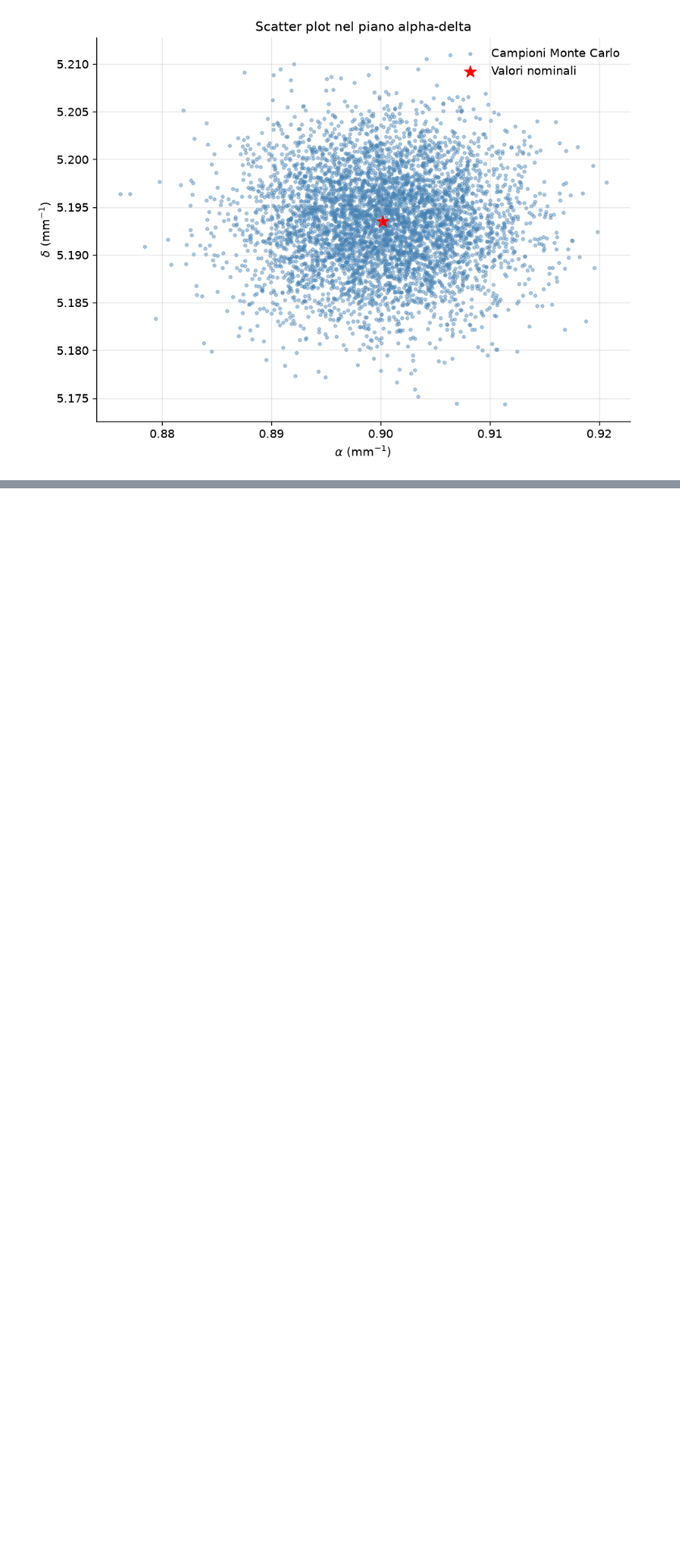
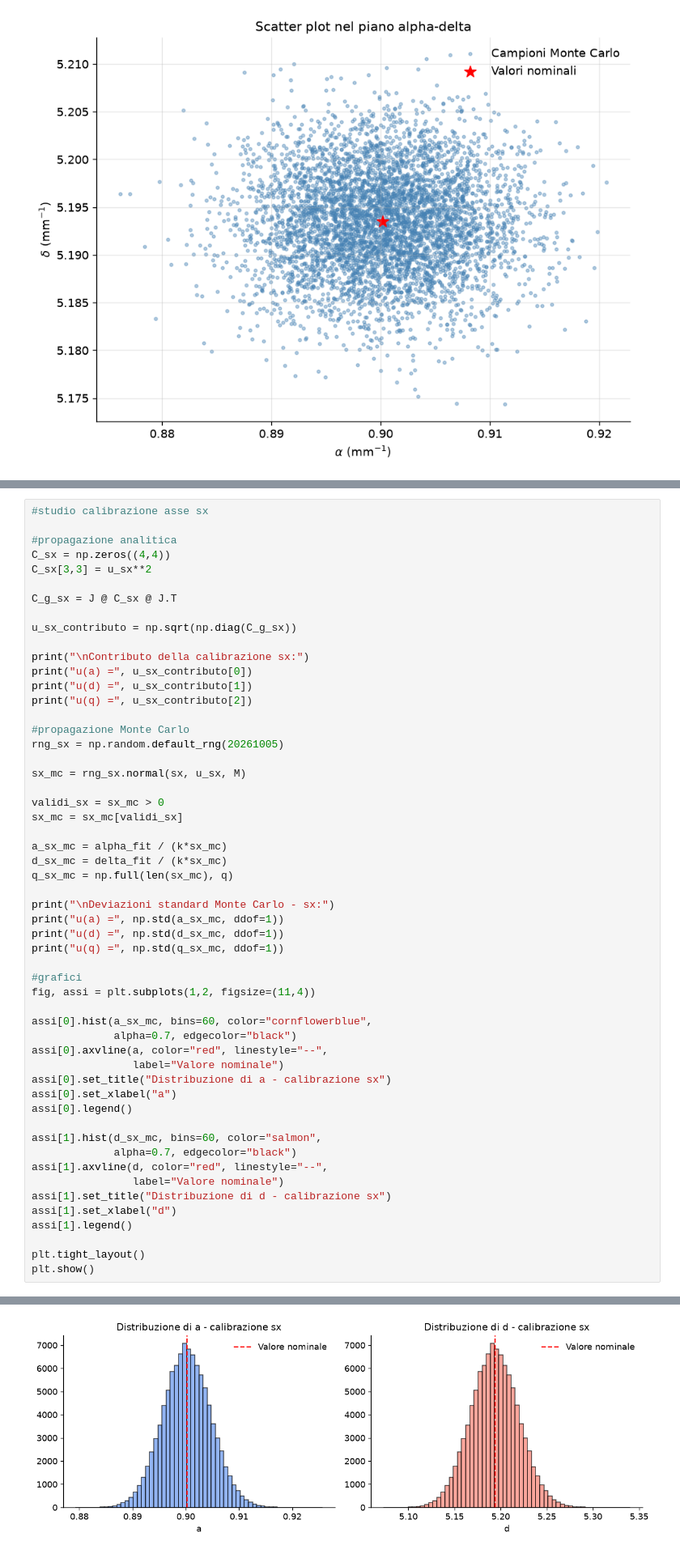
Before and after one commit to madalina-06/prova_lab, a Jupyter notebook: prova2.ipynb, the cells around one changed output, grey strips where cells are left out. Shown at 81% size. Saved outputs shown, nothing was run; the diff lists cells and outputs as text; blank space fills up the shorter version.

```diff
--- a/prova2.ipynb
+++ b/prova2.ipynb
@@ -654,0 +939,55 @@ plt.show()
+# %%
+#studio calibrazione asse sx
+
+#propagazione analitica
+C_sx = np.zeros((4,4))
+C_sx[3,3] = u_sx**2
+
+C_g_sx = J @ C_sx @ J.T
+
+u_sx_contributo = np.sqrt(np.diag(C_g_sx))
+
+print("\nContributo della calibrazione sx:")
+print("u(a) =", u_sx_contributo[0])
+print("u(d) =", u_sx_contributo[1])
+print("u(q) =", u_sx_contributo[2])
+
+#propagazione Monte Carlo
+rng_sx = np.random.default_rng(20261005)
+
+sx_mc = rng_sx.normal(sx, u_sx, M)
+
+validi_sx = sx_mc > 0
+sx_mc = sx_mc[validi_sx]
+
+a_sx_mc = alpha_fit / (k*sx_mc)
+d_sx_mc = delta_fit / (k*sx_mc)
+q_sx_mc = np.full(len(sx_mc), q)
+
+print("\nDeviazioni standard Monte Carlo - sx:")
+print("u(a) =", np.std(a_sx_mc, ddof=1))
+print("u(d) =", np.std(d_sx_mc, ddof=1))
+print("u(q) =", np.std(q_sx_mc, ddof=1))
+
+#grafici
+fig, assi = plt.subplots(1,2, figsize=(11,4))
+
+assi[0].hist(a_sx_mc, bins=60, color="cornflowerblue",
+             alpha=0.7, edgecolor="black")
+assi[0].axvline(a, color="red", linestyle="--",
+                label="Valore nominale")
+assi[0].set_title("Distribuzione di a - calibrazione sx")
+assi[0].set_xlabel("a")
+assi[0].legend()
+
+assi[1].hist(d_sx_mc, bins=60, color="salmon",
+             alpha=0.7, edgecolor="black")
+assi[1].axvline(d, color="red", linestyle="--",
+                label="Valore nominale")
+assi[1].set_title("Distribuzione di d - calibrazione sx")
+assi[1].set_xlabel("d")
+assi[1].legend()
+
+plt.tight_layout()
+plt.show()
+# %% [output]
@@ -654,0 +1003 @@ plt.show()
+[figure, added]
```
Also changed, not shown: parts of 6 cells of this notebook.
